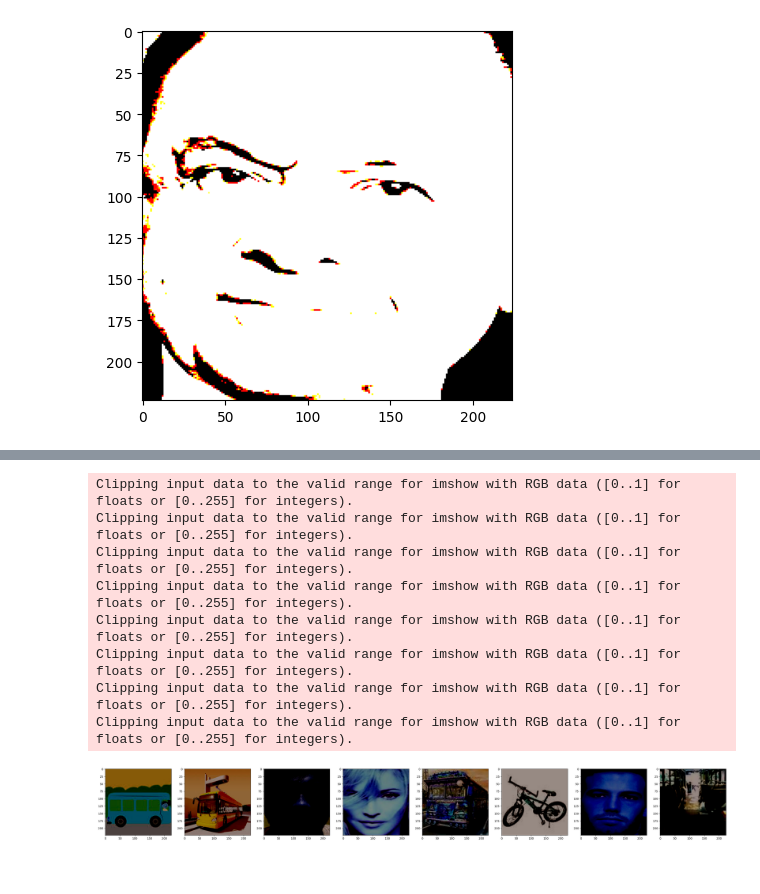
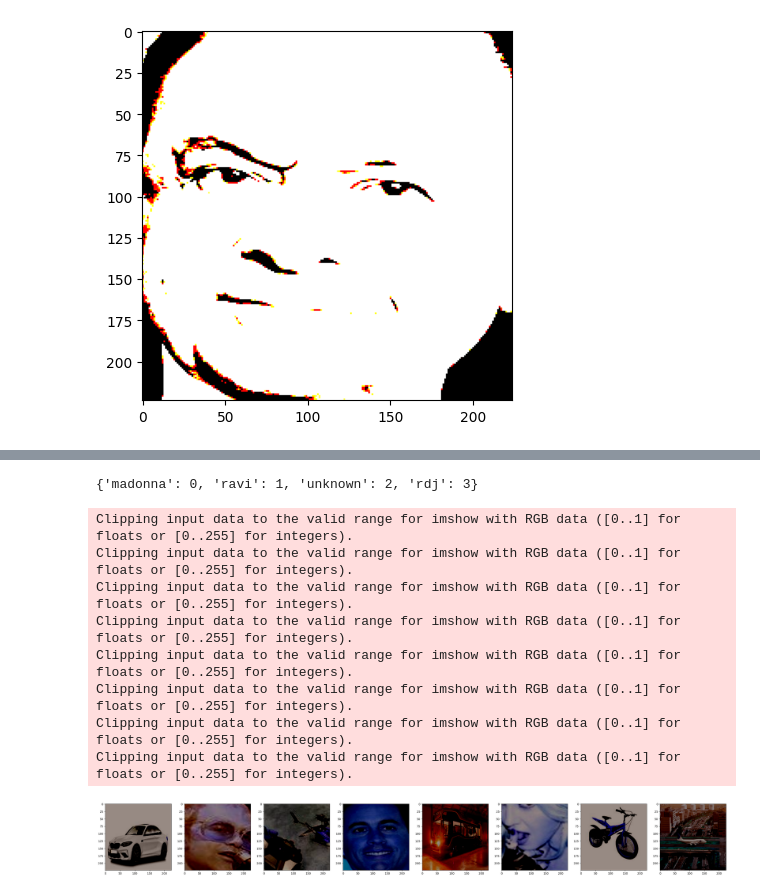
Before and after one commit to RavindraB55/Facial-Recognition, a Jupyter notebook: facial-recognition.ipynb, the cells around one changed output, grey strips where cells are left out. Saved outputs shown, nothing was run; the diff lists cells and outputs as text; code cells hidden in the pictures.

```diff
--- a/facial-recognition.ipynb
+++ b/facial-recognition.ipynb
@@ -396,6 +152,0 @@ labels_as_int = [label_to_index[label] for label in preprocessed_labels]
-# %%
-print(len(preprocessed_labels))
-i = 50
-print(preprocessed_labels[i])
-print(labels_as_int[i])
-plt.imshow(preprocessed_images[i])
@@ -415,8 +152,0 @@ new_dataset = new_dataset.batch(8)
-# %%
-# Iterate over the dataset
-for batch in new_dataset:
-    images, labels = batch
-    break
-    # Print the contents of the batch
-    # print(f"Batch images shape: {images.shape}")
-    # print(f"Batch labels: {labels}")
@@ -424,0 +159,2 @@ for batch in new_dataset:
+# %%
+dataset, label_to_index = facial_recognition.custom_image_dataset() #~16 minutes to create dataset
@@ -425,16 +179,25 @@ for batch in new_dataset:
+# %%
+label_to_index
+# %% [output]
+{'madonna': 0, 'ravi': 1, 'unknown': 2, 'rdj': 3}
 # %%
+# Iterate over the dataset
+for batch in dataset:
+    images, labels = batch
+    break
+
 fig, axes = plt.subplots(nrows=1, ncols=8, figsize=(10*4,6))
 for i in range(8):
     axes[i].imshow(np.array(images[i],np.int32))
 
 plt.show()
 # %% [output]
 Clipping input data to the valid range for imshow with RGB data ([0..1] for floats or [0..255] for integers).
 Clipping input data to the valid range for imshow with RGB data ([0..1] for floats or [0..255] for integers).
 Clipping input data to the valid range for imshow with RGB data ([0..1] for floats or [0..255] for integers).
 Clipping input data to the valid range for imshow with RGB data ([0..1] for floats or [0..255] for integers).
 Clipping input data to the valid range for imshow with RGB data ([0..1] for floats or [0..255] for integers).
 Clipping input data to the valid range for imshow with RGB data ([0..1] for floats or [0..255] for integers).
 Clipping input data to the valid range for imshow with RGB data ([0..1] for floats or [0..255] for integers).
 Clipping input data to the valid range for imshow with RGB data ([0..1] for floats or [0..255] for integers).
-[figure, old version]
+[figure, new version]
```
Also changed, not shown: parts of 27 cells of this notebook, 3 other files.
